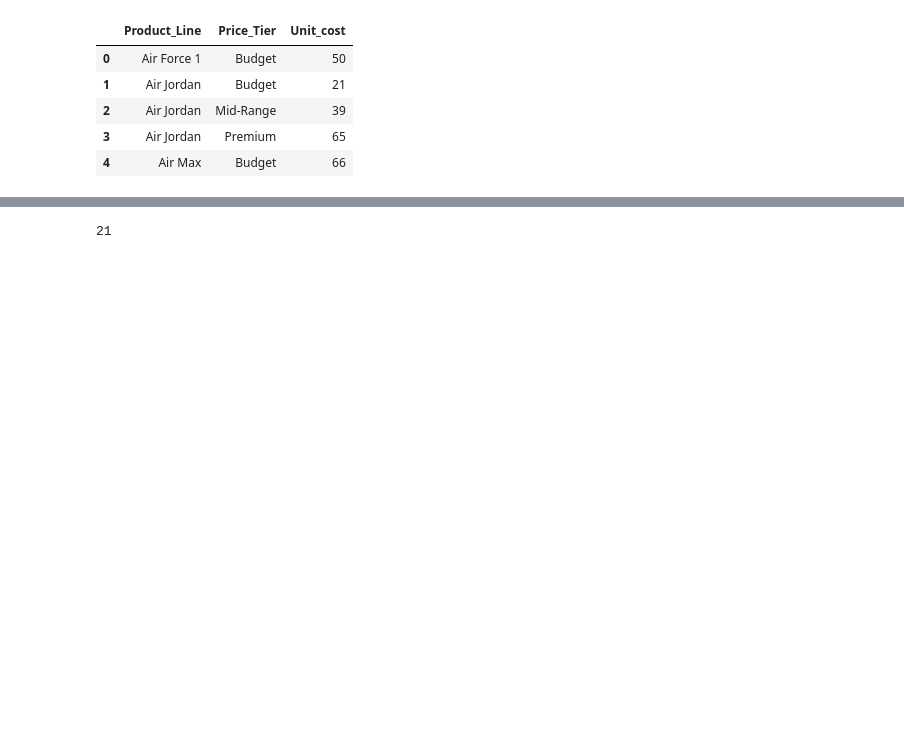
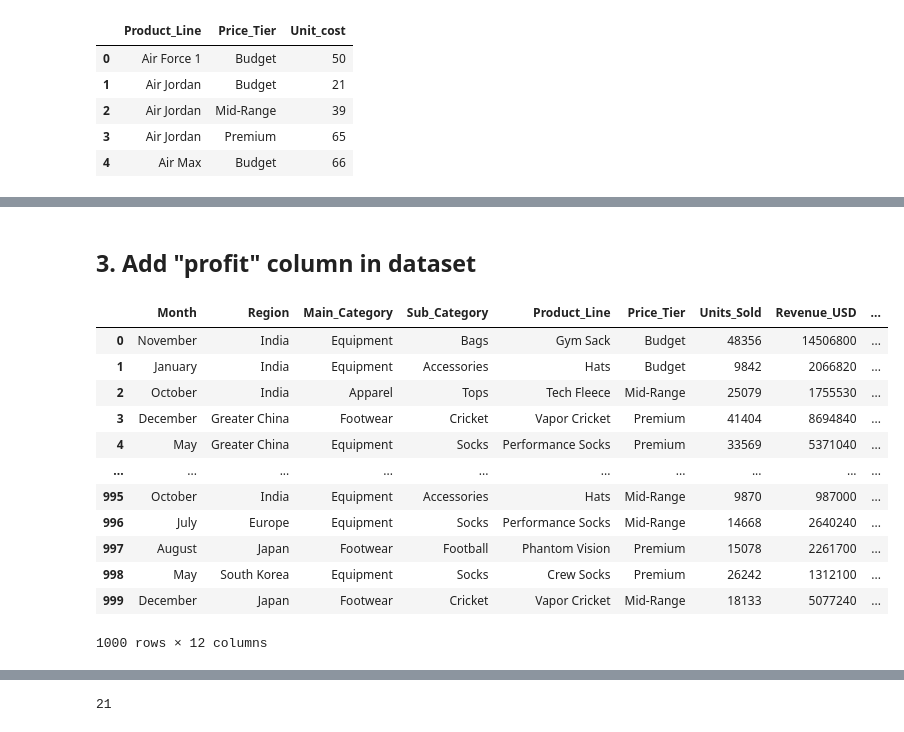
Before and after one commit to kchan450/Assignment3, a Jupyter notebook: Script/Assignment5_0220.ipynb, the cells around one changed output, grey strips where cells are left out. Saved outputs shown, nothing was run; the diff lists cells and outputs as text; code cells hidden in the pictures; blank space fills up the shorter version.

```diff
--- a/Script/Assignment5_0220.ipynb
+++ b/Script/Assignment5_0220.ipynb
@@ -175,0 +200,21 @@ new = pd.merge(sales, cost, how = 'left', on=["Product_Line", "Price_Tier"])
+# %% [markdown]
+## **3. Add "profit" column in dataset**
+# %%
+## Add a column "Profit" in the dataset
+
+new["Unit_Profit"] = new["Retail_Price"] - new["Unit_cost"]
+new
+# %% [output]
+|  | Month | Region | Main_Category | Sub_Category | Product_Line | Price_Tier | Units_Sold | Revenue_USD | ... |
+| 0 | November | India | Equipment | Bags | Gym Sack | Budget | 48356 | 14506800 | ... |
+| 1 | January | India | Equipment | Accessories | Hats | Budget | 9842 | 2066820 | ... |
+| 2 | October | India | Apparel | Tops | Tech Fleece | Mid-Range | 25079 | 1755530 | ... |
+| 3 | December | Greater China | Footwear | Cricket | Vapor Cricket | Premium | 41404 | 8694840 | ... |
+| 4 | May | Greater China | Equipment | Socks | Performance Socks | Premium | 33569 | 5371040 | ... |
+| ... | ... | ... | ... | ... | ... | ... | ... | ... | ... |
+| 995 | October | India | Equipment | Accessories | Hats | Mid-Range | 9870 | 987000 | ... |
+| 996 | July | Europe | Equipment | Socks | Performance Socks | Mid-Range | 14668 | 2640240 | ... |
+| 997 | August | Japan | Footwear | Football | Phantom Vision | Premium | 15078 | 2261700 | ... |
+| 998 | May | South Korea | Equipment | Socks | Crew Socks | Premium | 26242 | 1312100 | ... |
+| 999 | December | Japan | Footwear | Cricket | Vapor Cricket | Mid-Range | 18133 | 5077240 | ... |
+1000 rows × 12 columns
```
Also changed, not shown: parts of 16 cells of this notebook.
